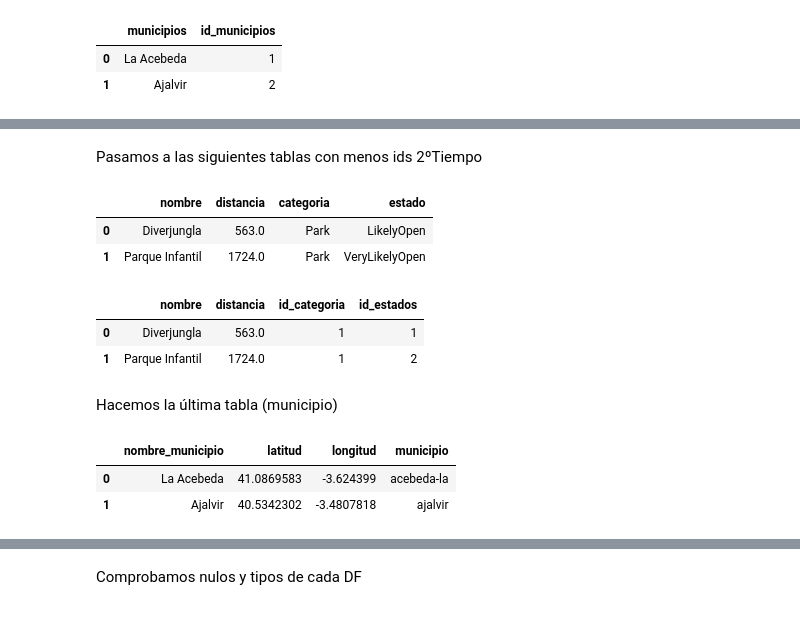
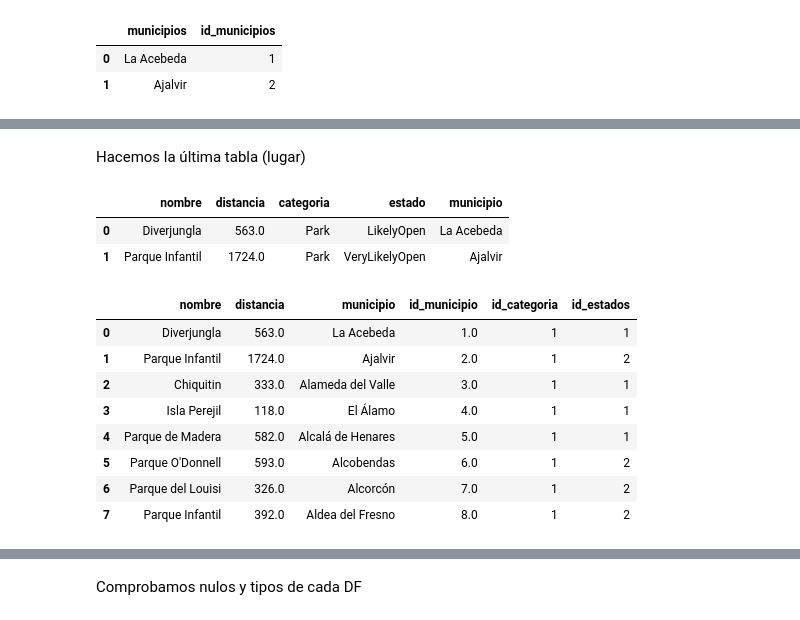
Before and after one commit to jgilsu11/laboratorio-modulo4-leccion03-SQL_y_Python, a Jupyter notebook: Df_completo.ipynb, the cells around one changed output, grey strips where cells are left out. Saved outputs shown, nothing was run; the diff lists cells and outputs as text; code cells hidden in the pictures.

Commit message:
Subida df tablas acabados

```diff
--- a/Df_completo.ipynb
+++ b/Df_completo.ipynb
@@ -209,0 +222,11 @@ Pasamos a las siguientes tablas con menos ids 1ºTiempo
+# %%
+
+diccionario1= {}
+datos = df_municipiosdic.groupby("municipios")["id_municipios"].first()
+datos_cielo = list(datos.index)
+lista_estados = list(datos.values)
+for i in range(0, len(datos_cielo)):
+    diccionario1[datos_cielo[i]] = lista_estados[i]
+
+df_municipios1["id_municipio"] = df_municipios1["nombre_municipio"].map(diccionario1)
+df_municipios1.drop(columns="municipio", inplace=True)
@@ -253,17 +299,28 @@ df_tiempo.head(3)
-# %% [markdown]
-Pasamos a las siguientes tablas con menos ids 2ºTiempo
+# %% [markdown]
+Hacemos la última tabla (lugar)
 # %%
 df= pd.DataFrame()
 df["nombre"]= df_foursq["name"]
 df["distancia"]= df_foursq["distance"]
 df["categoria"]= df_foursq["category"]
 df["estado"]= df_foursq["closed_bucket"]
+df["municipio"]= df_municipioss["nombre_municipio"]
+df[]
 df_lugar= df
 df_lugar.head(2)
 # %% [output]
-|  | nombre | distancia | categoria | estado |
-| 0 | Diverjungla | 563.0 | Park | LikelyOpen |
-| 1 | Parque Infantil | 1724.0 | Park | VeryLikelyOpen |
+|  | nombre | distancia | categoria | estado | municipio |
+| 0 | Diverjungla | 563.0 | Park | LikelyOpen | La Acebeda |
+| 1 | Parque Infantil | 1724.0 | Park | VeryLikelyOpen | Ajalvir |
+# %%
+# diccionario= {}
+# datos = df_lugdic.groupby("nombre_lugares")["id_nombre_lugares"].first()
+# datos_cielo = list(datos.index)
+# lista_estados = list(datos.values)
+# for i in range(0, len(datos_cielo)):
+#     diccionario[datos_cielo[i]] = lista_estados[i]
+df_lugar["id_tiempo"] = df_lugar["municipio"].map(diccionario1)
+df_lugar["id_municipio"] = df_lugar["municipio"].map(diccionario1)
 # %%
 
 diccionario= {}
@@ -287,24 +344,17 @@ df_lugar["id_estados"] = df_lugar["estado"].map(diccionario)
 
 df_lugar.drop(columns="categoria", inplace=True)
 df_lugar.drop(columns="estado", inplace=True)
+df_lugar.drop(columns="municipio", inplace=True)
 # %%
 
-df_lugar.head(2)
+df_lugar.head(8)
 # %% [output]
-|  | nombre | distancia | id_categoria | id_estados |
-| 0 | Diverjungla | 563.0 | 1 | 1 |
-| 1 | Parque Infantil | 1724.0 | 1 | 2 |
+|  | nombre | distancia | municipio | id_municipio | id_categoria | id_estados |
+| 0 | Diverjungla | 563.0 | La Acebeda | 1.0 | 1 | 1 |
+| 1 | Parque Infantil | 1724.0 | Ajalvir | 2.0 | 1 | 2 |
+| 2 | Chiquitin | 333.0 | Alameda del Valle | 3.0 | 1 | 1 |
+| 3 | Isla Perejil | 118.0 | El Álamo | 4.0 | 1 | 1 |
+| 4 | Parque de Madera | 582.0 | Alcalá de Henares | 5.0 | 1 | 1 |
+| 5 | Parque O'Donnell | 593.0 | Alcobendas | 6.0 | 1 | 2 |
+| 6 | Parque del Louisi | 326.0 | Alcorcón | 7.0 | 1 | 2 |
+| 7 | Parque Infantil | 392.0 | Aldea del Fresno | 8.0 | 1 | 2 |
-# %% [markdown]
-Hacemos la última tabla (municipio)
-# %%
-df= pd.DataFrame()
-df["nombre_municipio"]= df_municipioss["nombre_municipio"]
-df["latitud"]= df_municipioss["latitude"]
-df["longitud"]= df_municipioss["longitude"]
-df["municipio"]= df_municipioss["id_municipio_cambiar"]
-df_municipios1= df
-df_municipios1.head(2)
-# %% [output]
-|  | nombre_municipio | latitud | longitud | municipio |
-| 0 | La Acebeda | 41.0869583 | -3.624399 | acebeda-la |
-| 1 | Ajalvir | 40.5342302 | -3.4807818 | ajalvir |
```
Also changed, not shown: parts of 13 cells of this notebook.
